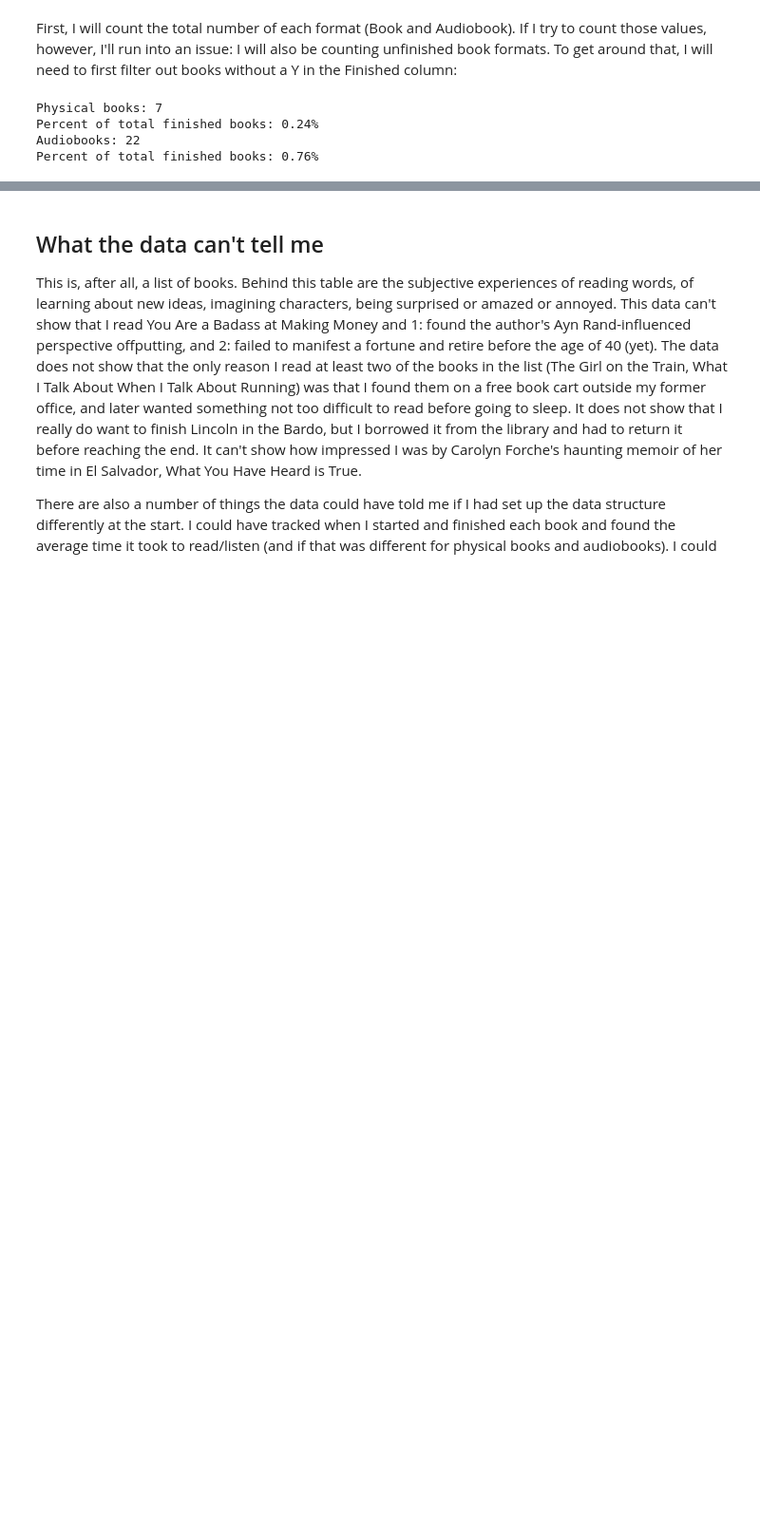
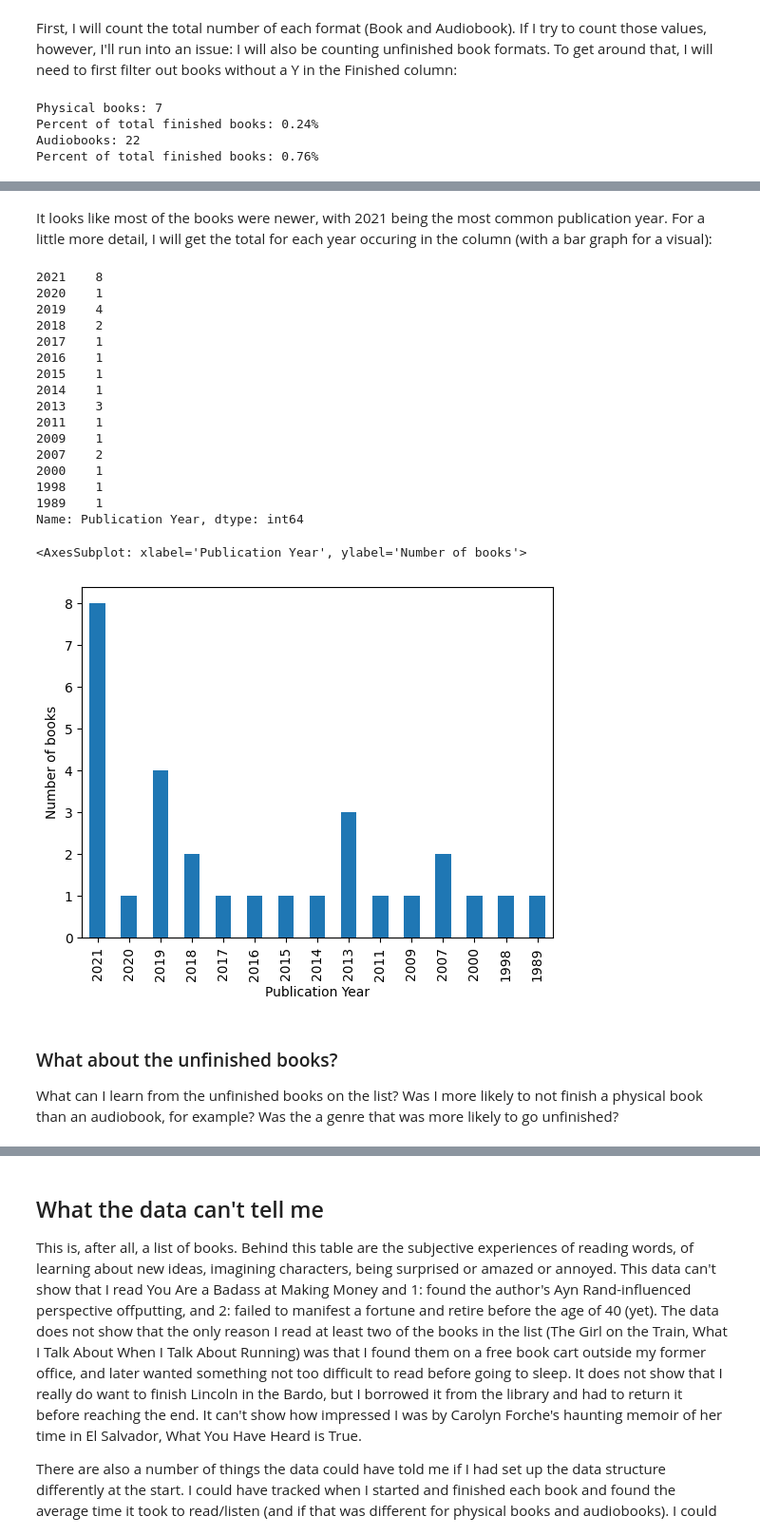
Before and after one commit to owntckr/Books-of-the-Year-2022-, a Jupyter notebook: 2022_Books.ipynb, the cells around one changed output, grey strips where cells are left out. Shown at 95% size. Cells and saved outputs as stored; diff of their text form; code cells hidden in the pictures; blank space fills up the shorter version.

```diff
--- a/2022_Books.ipynb
+++ b/2022_Books.ipynb
@@ -174,0 +217,29 @@ Percent of total finished books: 0.76%
+# %% [markdown]
+It looks like most of the books were newer, with 2021 being the most common publication year. For a little more detail, I will get the total for each year occuring in the column (with a bar graph for a visual):
+# %%
+years = books_finished['Publication Year'].value_counts()
+years = years.sort_index(ascending=False)
+print(years)
+years.plot(kind='bar',xlabel='Publication Year', ylabel='Number of books')
+# %% [output]
+2021    8
+2020    1
+2019    4
+2018    2
+2017    1
+2016    1
+2015    1
+2014    1
+2013    3
+2011    1
+2009    1
+2007    2
+2000    1
+1998    1
+1989    1
+Name: Publication Year, dtype: int64
+<AxesSubplot: xlabel='Publication Year', ylabel='Number of books'>
+[figure, added]
+# %% [markdown]
+### What about the unfinished books?
+What can I learn from the unfinished books on the list? Was I more likely to not finish a physical book than an audiobook, for example? Was the a genre that was more likely to go unfinished?
```
Also changed, not shown: parts of 16 cells of this notebook.
